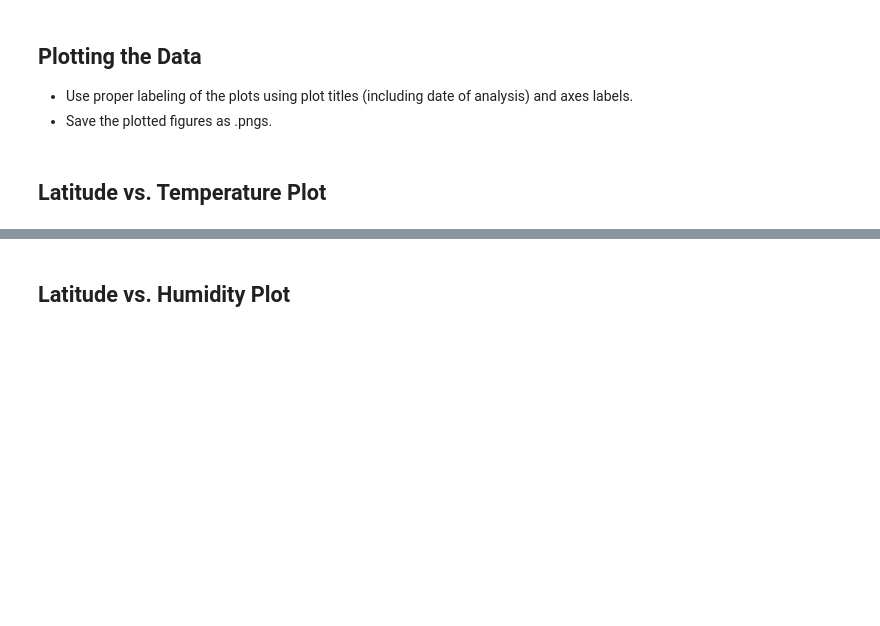
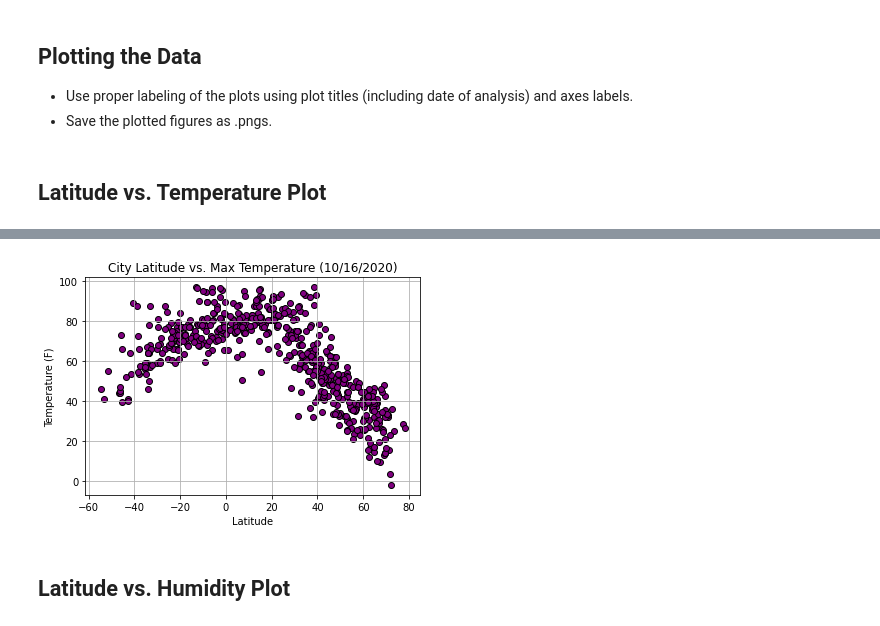
Before and after one commit to KKornegay/python-api-challenge, a Jupyter notebook: WeatherPy/WeatherPy.ipynb, the cells around one changed output, grey strips where cells are left out. Cells and saved outputs as stored; diff of their text form; code cells hidden in the pictures; blank space fills up the shorter version.

Commit message:
added csv creating of df and started scatter plots

```diff
--- a/WeatherPy/WeatherPy.ipynb
+++ b/WeatherPy/WeatherPy.ipynb
@@ -209,3 +215,20 @@ Int64Index([], dtype='int64')
+# %%
+city_lat = city_weather_df["Latitude"]
+city_temp = city_weather_df["Temperature"]
+date = datetime.date.today()
+date = time.strftime("(%m/%d/%Y)")
+
+
+plt.scatter(city_lat, city_temp, marker="o", facecolor="purple", edgecolor="black")
+plt.title(f"City Latitude vs. Max Temperature {date}")
+plt.xlabel("Latitude")
+plt.ylabel("Temperature (F)")
+plt.grid(True)
+plt.savefig("output_data/Latitude_vs_Temperature.png")
+
+plt.show()
+# %% [output]
+[figure, added]
 # %% [markdown]
 ## Latitude vs. Humidity Plot
 # %%
```
Also changed, not shown: parts of 7 cells of this notebook, 2 other files.
